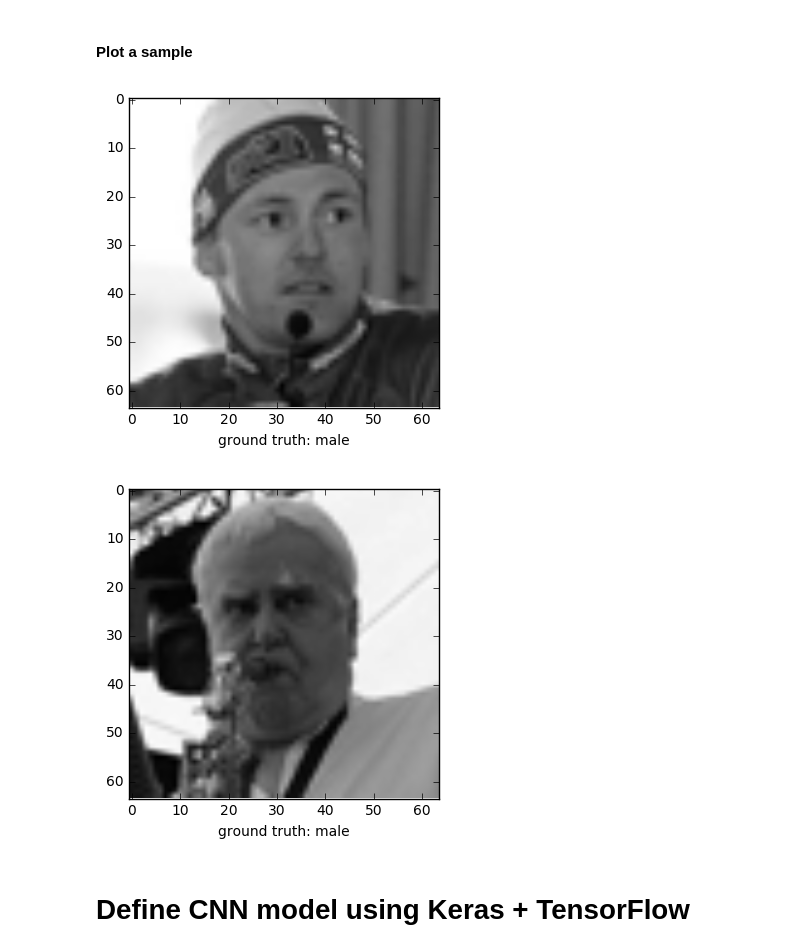
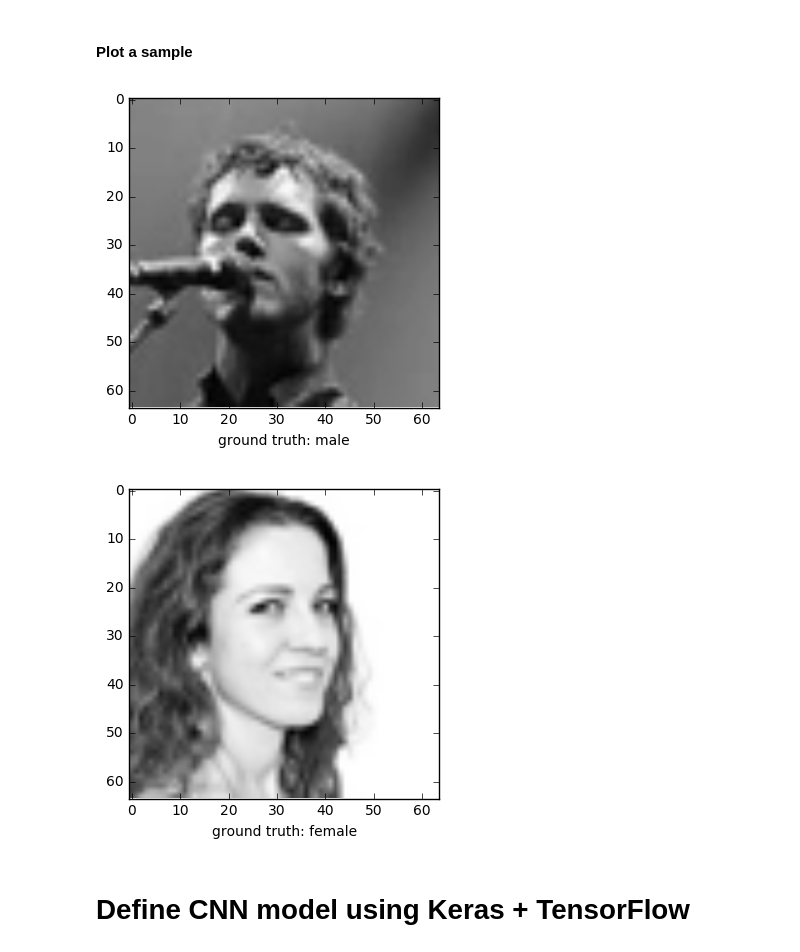
Before and after one commit to nhduong/human_gender_prediction, a Jupyter notebook: gender_prediction.ipynb, the cells around one changed output. Cells and saved outputs as stored; diff of their text form; code cells hidden in the pictures.

```diff
--- a/gender_prediction.ipynb
+++ b/gender_prediction.ipynb
@@ -74,25 +74,27 @@ def get_label(ohv):
 # %% [markdown]
 #### Plot a sample
 # %%
-img = trainingset_x[0, :]
+indx = 4000
+img = trainingset_x[indx, :]
 img = img.reshape([img_dim, img_dim])
 img = np.transpose(img)
 plt.imshow(img, cmap='gray')
-plt.xlabel('ground truth: ' + get_label(trainingset_y[0]))
+plt.xlabel('ground truth: ' + get_label(trainingset_y[indx]))
 plt.show()
 # %% [output]
-[figure, old version]
+[figure, new version]
 # %%
-img = valset_x[2500, :]
+indx = 5200
+img = valset_x[indx, :]
 # img = img.reshape([img_dim, img_dim])
 img = img.reshape([img_dim, img_dim])
 img = np.transpose(img)
 # plt.imshow(img)
 plt.imshow(img, cmap='gray')
-plt.xlabel('ground truth: ' + get_label(valset_y[2500]))
+plt.xlabel('ground truth: ' + get_label(valset_y[indx]))
 plt.show()
 # %% [output]
-[figure, old version]
+[figure, new version]
 # %% [markdown]
 # Define CNN model using Keras + TensorFlow
 # %% [markdown]
```
